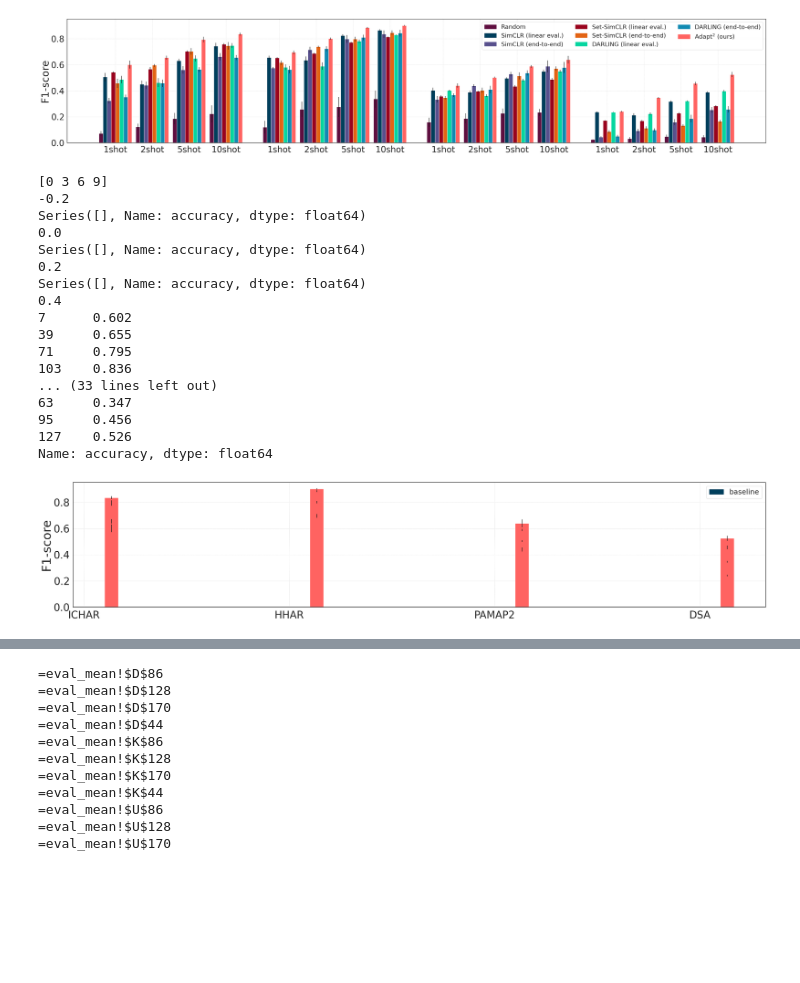
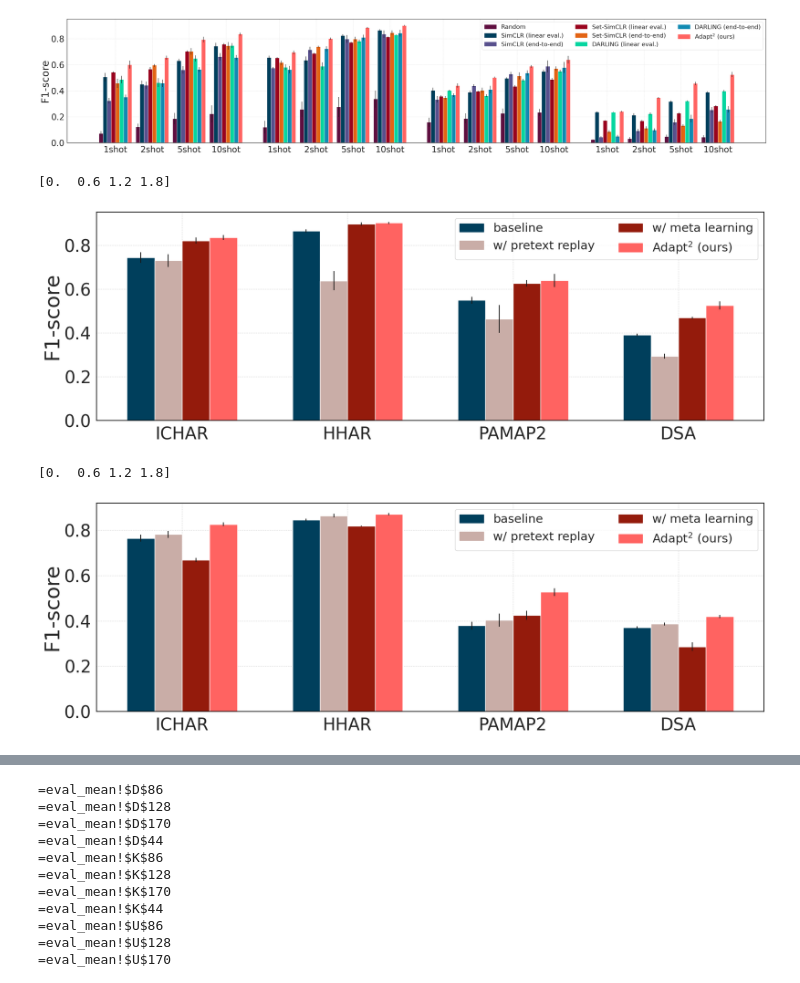
Before and after one commit to diamond264/augcon, a Jupyter notebook: visualization/plotting.ipynb, the cells around one changed output, grey strips where cells are left out. Saved outputs shown, nothing was run; the diff lists cells and outputs as text; code cells hidden in the pictures; blank space fills up the shorter version.

```diff
--- a/visualization/plotting.ipynb
+++ b/visualization/plotting.ipynb
@@ -724,17 +773,17 @@ def plot_ablation(df_pair, palette="coolwarm",
     df = df_pair[0]
     stds = df_pair[1]
     datasets = df["dataset"].unique().tolist()
-    methods = ['baseline', 'w/ pretext replay', 'w/ meta learning', 'Adapt$^2$ (ours)']
+    methods = df["method"].unique().tolist()
 
     fig, ax = plt.subplots(figsize=size)
-    width = 0.2  # Width of each bar
-    x = np.arange(len(datasets))*3
+    width = 0.1  # Width of each bar
+    x = np.arange(len(datasets))*0.6
     print(x)
 
     colors = {
         "baseline": "#003f5c",
         "w/ pretext replay": "#c9ada7",
-        "w/ meta learning": "#90e0ef",
+        "w/ meta learning": "#941b0c",
         "Adapt$^2$ (ours)": "#ff6361"
     }
 
@@ -744,11 +793,8 @@ def plot_ablation(df_pair, palette="coolwarm",
     xtick_locs = []
     for i, dataset in enumerate(datasets):
         for j, method in enumerate(methods):
-            df_subset = df[(df["dataset"] == dataset)& (df["method"] == method)]
-            std_subset = stds[(stds["dataset"] == dataset)& (stds["method"] == method)]
-            print(x[i] + width * (j-1))
-            print(df_subset["accuracy"])
-            assert(0)
+            df_subset = df[(df["dataset"] == dataset) & (df["method"] == method)]
+            std_subset = stds[(stds["dataset"] == dataset) & (stds["method"] == method)]
             bars = ax.bar(x[i] + width * (j-1),
                             df_subset["accuracy"], width, label=f"Method: {method}",
                             color=colors[method], yerr=std_subset["accuracy"])
@@ -756,10 +802,10 @@ def plot_ablation(df_pair, palette="coolwarm",
                 for bar in bars:
                     bar.set_hatch(hatch1 if methods.index(method) < len(datasets) else hatch2)
 
-            if i == 0 and j == 0:
+            if i == 0:
                 legend_handles.append(Patch(color=colors[method], label=method))
                 legend_labels.append(method)
-        xtick_locs.append(x[i])
+        xtick_locs.append(x[i]+width/2)
 
     # ax.set_xlabel("Model")
     ax.set_ylabel("F1-score", fontsize=36)
@@ -769,7 +815,7 @@ def plot_ablation(df_pair, palette="coolwarm",
     ax.tick_params(axis='x', labelsize=30)
     ax.tick_params(axis='y', labelsize=30)
     if plot_legend:
-        ax.legend(handles=legend_handles, labels=legend_labels, loc='best', ncols=3, fontsize=21)
+        ax.legend(handles=legend_handles, labels=legend_labels, loc='best', ncols=2, fontsize=21)
 
     if save != None:
         plt.savefig(save, bbox_inches='tight')
@@ -778,25 +824,17 @@ def plot_ablation(df_pair, palette="coolwarm",
     plt.show()
 # %%
 simclr_ablation = ablation_data['SimCLR']
-plot_ablation(baseline_data, palette= palette,
+plot_ablation(simclr_ablation, palette= palette,
                               use_hatches=use_hatches, hatch1=hatch1, hatch2=hatch2,
-                              size=(30, 6), save='./pdfs/eval_baseline_shots.pdf')
+                              size=(18, 6), save='./pdfs/eval_simclr_ablation.pdf')
 # %% [output]
-[0 3 6 9]
--0.2
-Series([], Name: accuracy, dtype: float64)
-0.0
-Series([], Name: accuracy, dtype: float64)
-0.2
-Series([], Name: accuracy, dtype: float64)
-0.4
-7      0.602
-39     0.655
-71     0.795
-103    0.836
-... (33 lines left out)
-63     0.347
-95     0.456
-127    0.526
-Name: accuracy, dtype: float64
+[0.  0.6 1.2 1.8]
-[figure, old version]
+[figure, new version]
+# %%
+cpc_ablation = ablation_data['CPC']
+plot_ablation(cpc_ablation, palette= palette,
+                              use_hatches=use_hatches, hatch1=hatch1, hatch2=hatch2,
+                              size=(18, 6), save='./pdfs/eval_cpc_ablation.pdf')
+# %% [output]
+[0.  0.6 1.2 1.8]
+[figure, added]
```
Also changed, not shown: parts of 2 cells of this notebook, 3 other files.
